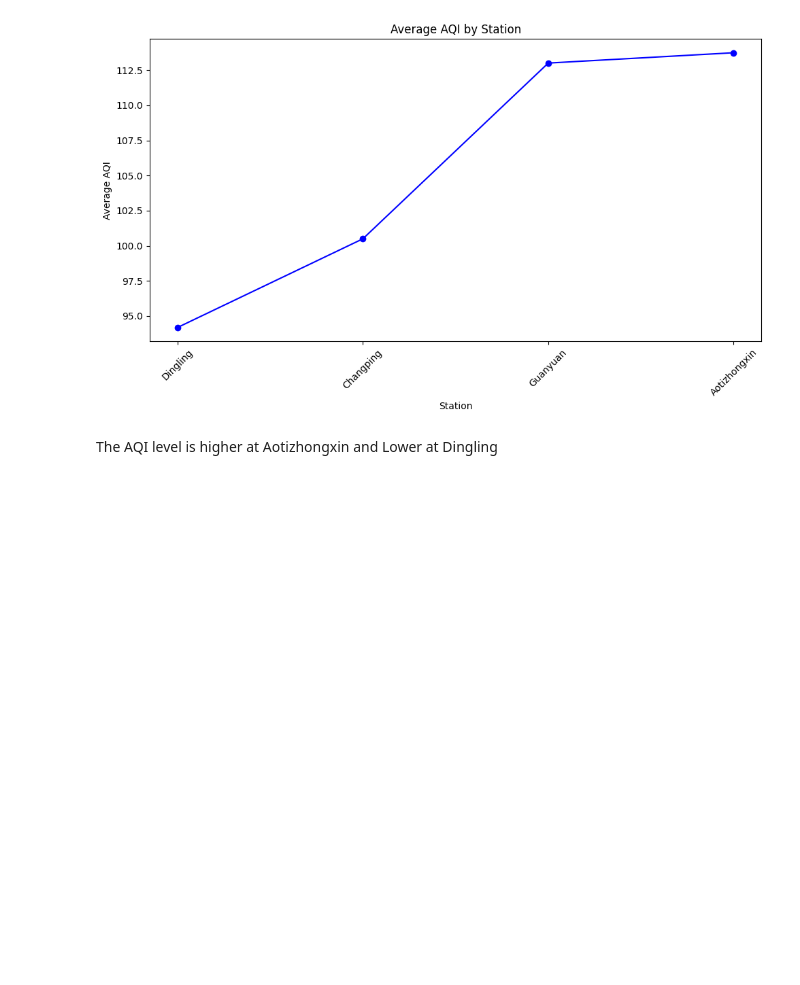
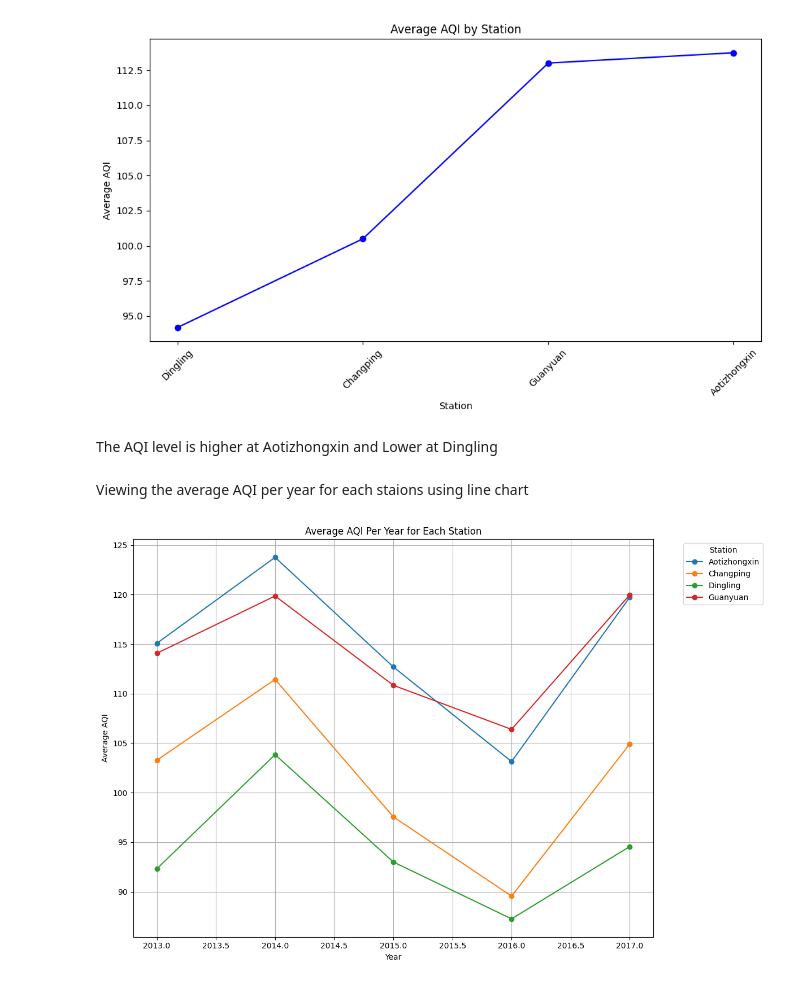
Before and after one commit to Myinnocent/CMP7005-ASSESS, a Jupyter notebook: Untitled7.ipynb, the cells around one changed output. Drawn from its saved outputs; the diff is of its cells as text; code cells hidden in the pictures; blank space fills up the shorter version.

```diff
--- a/Untitled7.ipynb
+++ b/Untitled7.ipynb
@@ -843,3 +843,24 @@ plt.show()
 [figure]
 # %% [markdown]
 The AQI level is higher at Aotizhongxin and Lower at Dingling
+# %% [markdown]
+Viewing the average AQI per year for each staions using line chart
+# %%
+# df['station'] = df['Date'].dt.year
+
+# The average AQI per year for each station
+average_aqi_per_year = df.groupby(['year', 'station'])['AQI'].mean().unstack()
+
+plt.figure(figsize=(12, 8))
+for station in average_aqi_per_year.columns:
+    plt.plot(average_aqi_per_year.index, average_aqi_per_year[station], marker='o', label=station)
+
+plt.title('Average AQI Per Year for Each Station')
+plt.xlabel('Year')
+plt.ylabel('Average AQI')
+plt.legend(title='Station', bbox_to_anchor=(1.05, 1), loc='upper left')
+plt.grid(True)
+plt.tight_layout()
+plt.show()
+# %% [output]
+[figure, added]
```
Also changed, not shown: parts of 3 cells of this notebook.
